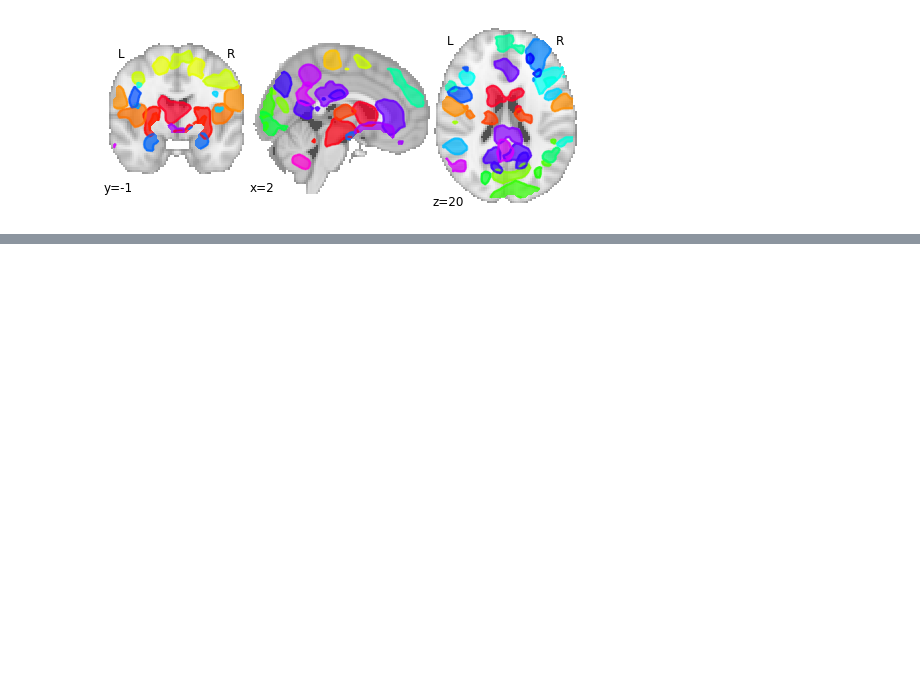
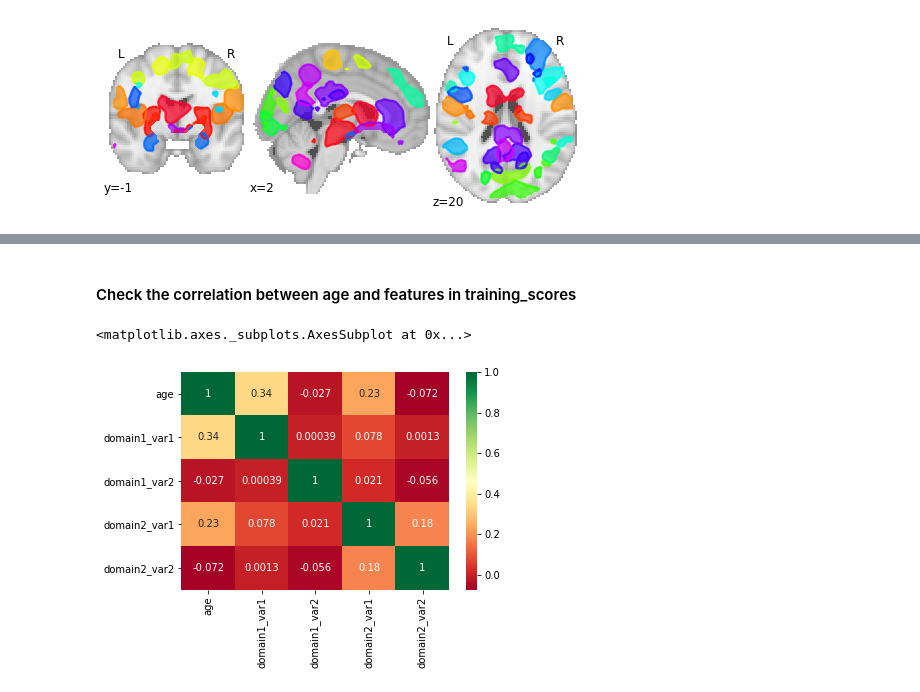
Before and after one commit to szachovy/TReNDS-Neuroimaging, a Jupyter notebook: local.ipynb, the cells around one changed output, grey strips where cells are left out. Drawn from its saved outputs; the diff is of its cells as text; code cells hidden in the pictures; blank space fills up the shorter version.

```diff
--- a/local.ipynb
+++ b/local.ipynb
@@ -268,0 +323,7 @@ plotting.plot_prob_atlas(load_subject('data/fMRI_test/10016.mat', mask),
+# %% [markdown]
+#### Check the correlation between age and features in training_scores
+# %%
+sns.heatmap(train_scores.drop('Id', axis=1).corr(), annot = True, cmap="RdYlGn")
+# %% [output]
+<matplotlib.axes._subplots.AxesSubplot at 0x...>
+[figure, added]
```
Also changed, not shown: parts of 13 cells of this notebook, 4 other files.
